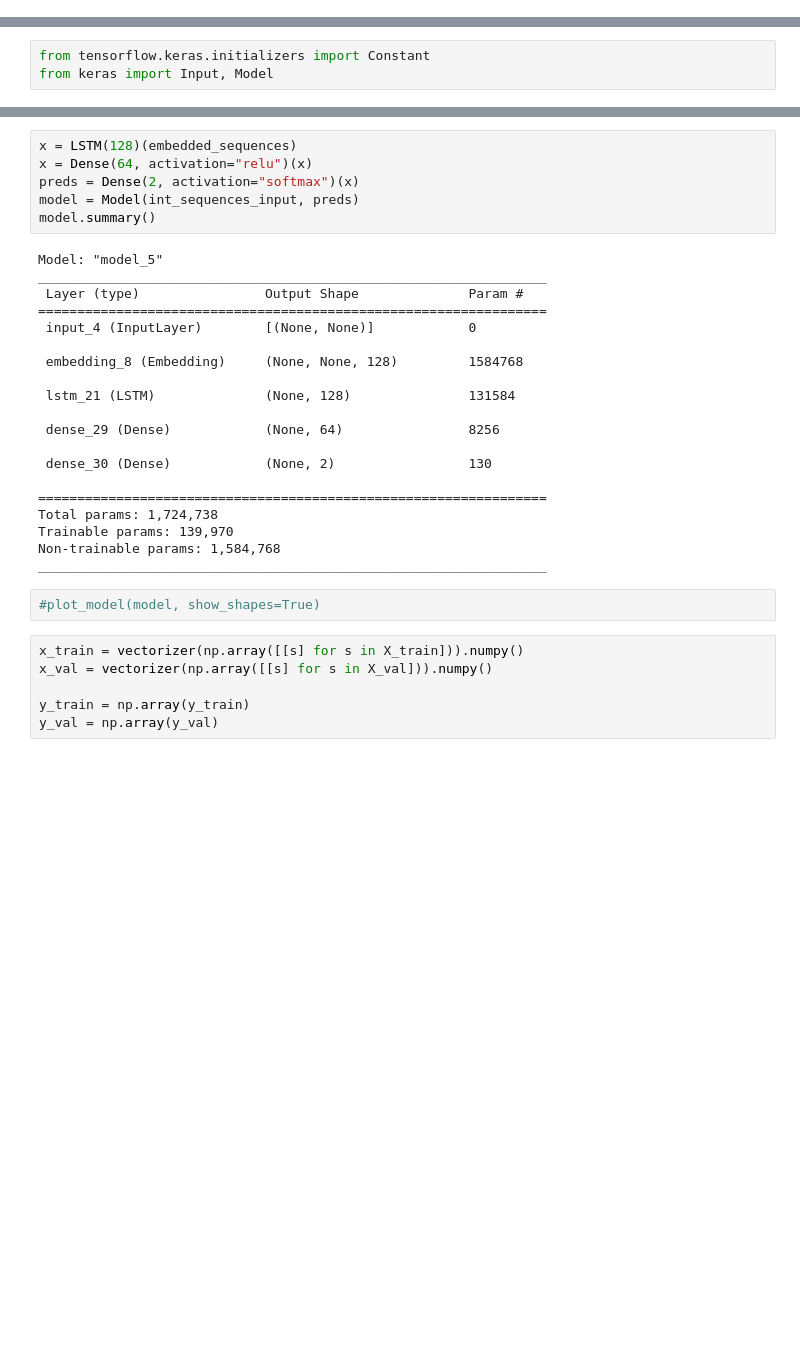
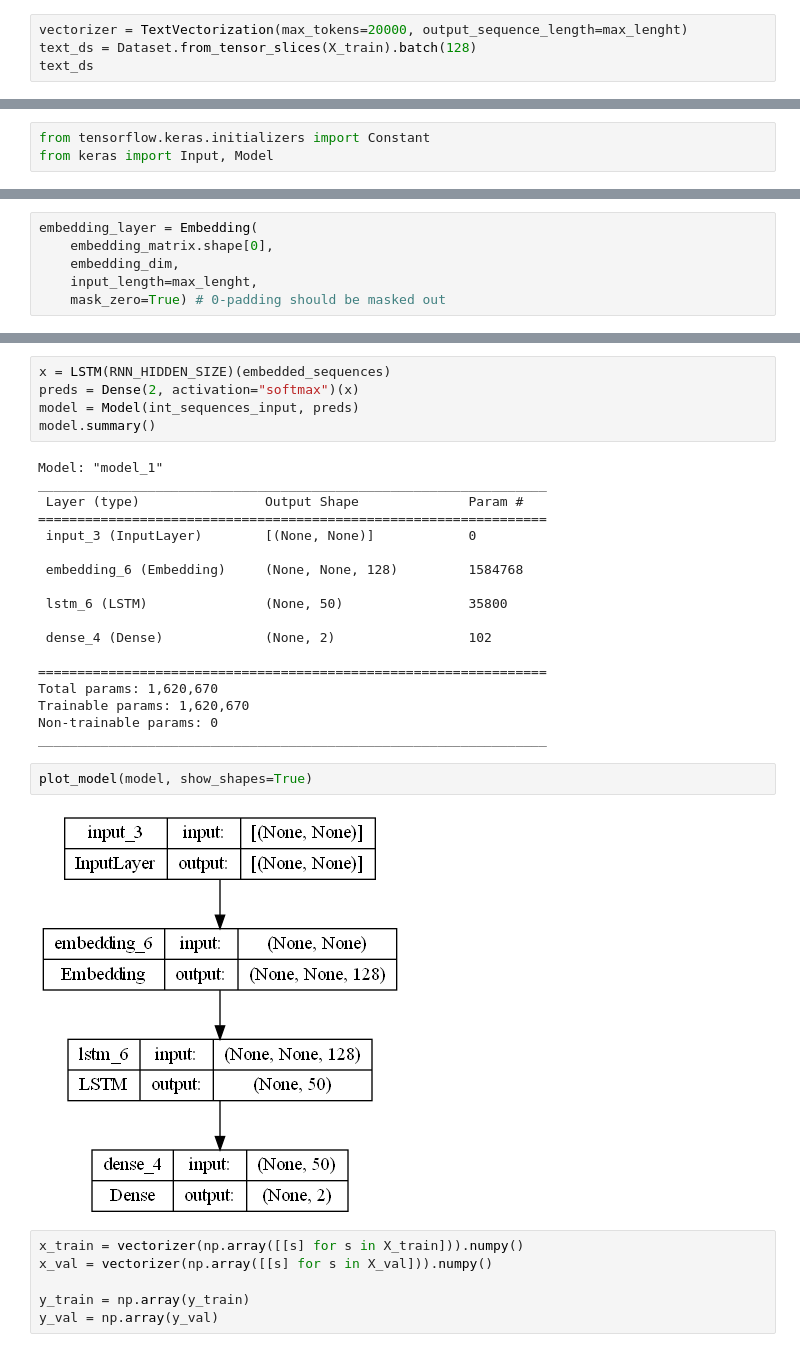
Before and after one commit to iremond/Progetto_HLT, a Jupyter notebook: subtaskA/NeuralNetwork.ipynb, the cells around one changed output, grey strips where cells are left out. Cells and saved outputs as stored; diff of their text form; blank space fills up the shorter version.

```diff
--- a/subtaskA/NeuralNetwork.ipynb
+++ b/subtaskA/NeuralNetwork.ipynb
@@ -62,0 +58,4 @@ text_ds
+# %%
+vectorizer = TextVectorization(max_tokens=20000, output_sequence_length=max_lenght)
+text_ds = Dataset.from_tensor_slices(X_train).batch(128)
+text_ds
@@ -249,3 +287,9 @@ embedding_layer = Embedding(
+# %%
+embedding_layer = Embedding(
+    embedding_matrix.shape[0],
+    embedding_dim,
+    input_length=max_lenght,
+    mask_zero=True) # 0-padding should be masked out
 # %%
 int_sequences_input = Input(shape=(None,), dtype="int64")
 int_sequences_input
@@ -259,31 +308,30 @@ embedded_sequences
 # %%
-x = LSTM(128)(embedded_sequences)
-x = Dense(64, activation="relu")(x)
+x = LSTM(RNN_HIDDEN_SIZE)(embedded_sequences)
 preds = Dense(2, activation="softmax")(x)
 model = Model(int_sequences_input, preds)
 model.summary()
 # %% [output]
-Model: "model_5"
+Model: "model_1"
 _________________________________________________________________
  Layer (type)                Output Shape              Param #
 =================================================================
- input_4 (InputLayer)        [(None, None)]            0
+ input_3 (InputLayer)        [(None, None)]            0
 
- embedding_8 (Embedding)     (None, None, 128)         1584768
+ embedding_6 (Embedding)     (None, None, 128)         1584768
 
- lstm_21 (LSTM)              (None, 128)               131584
+ lstm_6 (LSTM)               (None, 50)                35800
 
- dense_29 (Dense)            (None, 64)                8256
-
- dense_30 (Dense)            (None, 2)                 130
+ dense_4 (Dense)             (None, 2)                 102
 
 =================================================================
-Total params: 1,724,738
-Trainable params: 139,970
-Non-trainable params: 1,584,768
+Total params: 1,620,670
+Trainable params: 1,620,670
+Non-trainable params: 0
 _________________________________________________________________
 # %%
-#plot_model(model, show_shapes=True)
+plot_model(model, show_shapes=True)
+# %% [output]
+[figure, added]
 # %%
 x_train = vectorizer(np.array([[s] for s in X_train])).numpy()
 x_val = vectorizer(np.array([[s] for s in X_val])).numpy()
```
Also changed, not shown: parts of 18 cells of this notebook.
